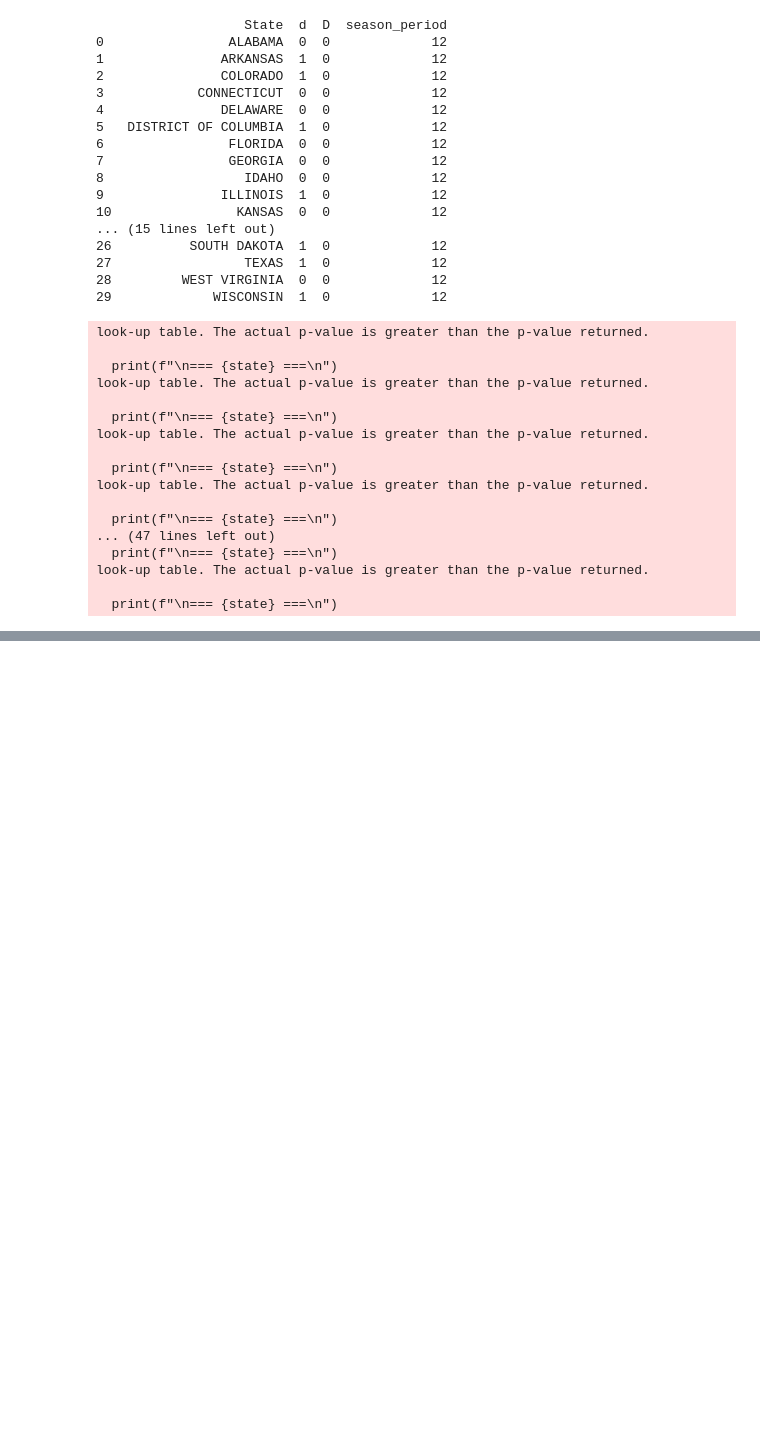
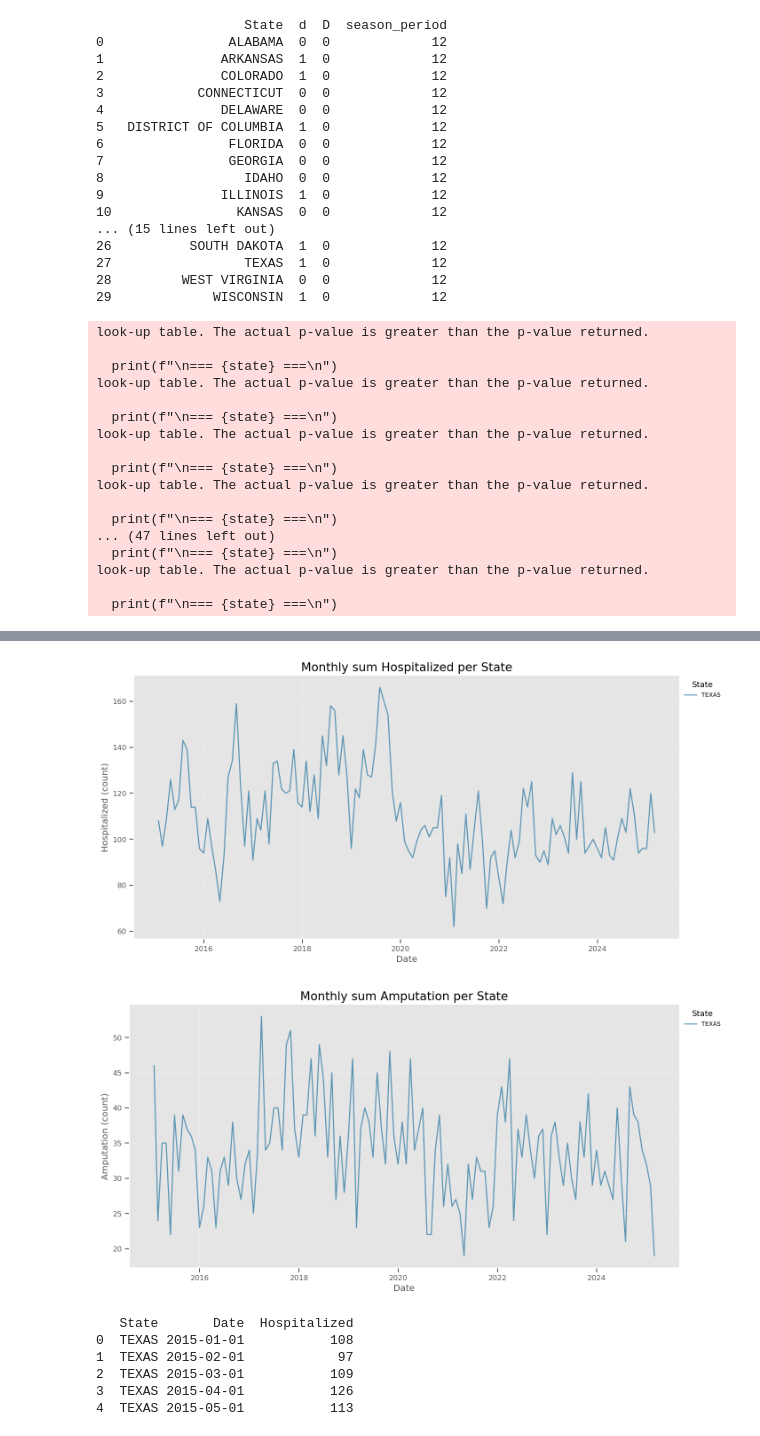
Before and after one commit to cocomazzi/severe_injury_forecasting_thesis, a Jupyter notebook: notebooks/02_ts_analysis.ipynb, the cells around one changed output, grey strips where cells are left out. Drawn from its saved outputs; the diff is of its cells as text; code cells hidden in the pictures; blank space fills up the shorter version.

```diff
--- a/notebooks/02_ts_analysis.ipynb
+++ b/notebooks/02_ts_analysis.ipynb
@@ -156,0 +159,5 @@ look-up table. The actual p-value is greater than the p-value returned.
+# %%
+plot_target_timeseries(df[df['State'] == 'TEXAS'],date_col="EventDate", per_state=True)
+# %% [output]
+[figure, added]
+[figure, added]
@@ -156,0 +168,9 @@ look-up table. The actual p-value is greater than the p-value returned.
+# %%
+print(texas.head())
+# %% [output]
+   State       Date  Hospitalized
+0  TEXAS 2015-01-01           108
+1  TEXAS 2015-02-01            97
+2  TEXAS 2015-03-01           109
+3  TEXAS 2015-04-01           126
+4  TEXAS 2015-05-01           113
```
Also changed, not shown: parts of 11 cells of this notebook, 1 other file.
